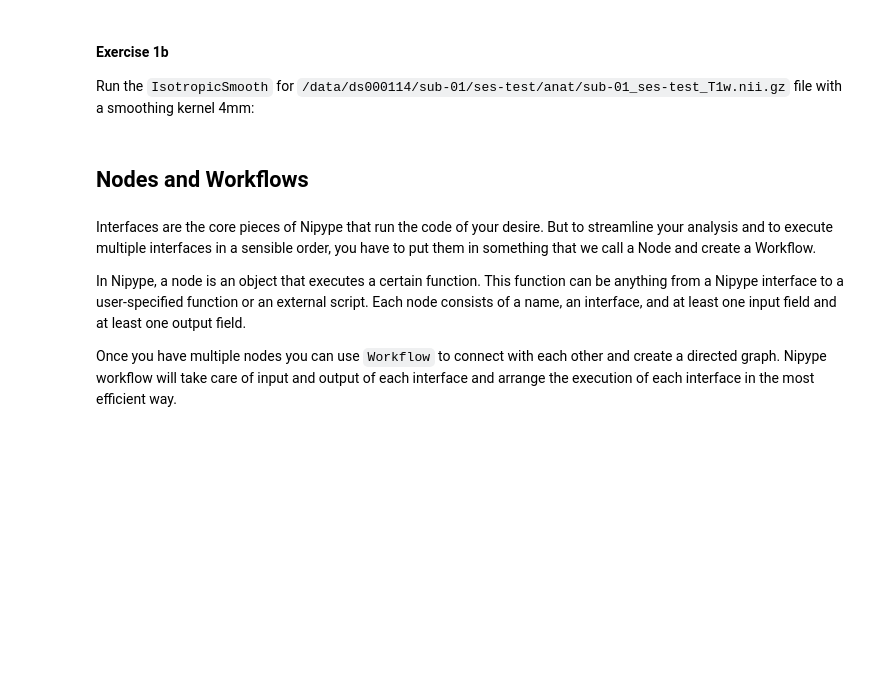
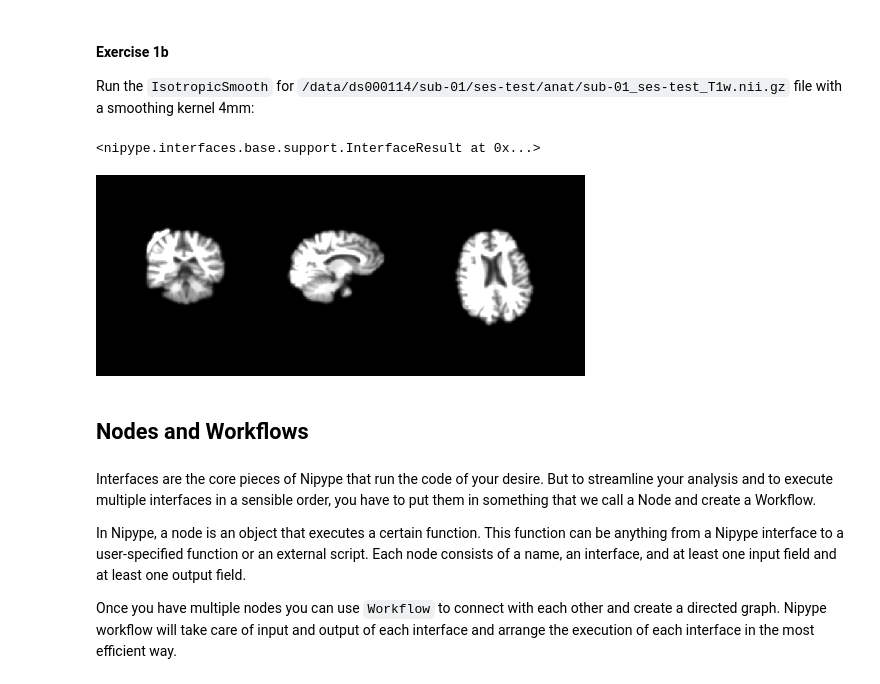
Before and after one commit to siyunb/Nipype_tutorial, a Jupyter notebook: notebooks/introduction_quickstart.ipynb, the cells around one changed output. Saved outputs shown, nothing was run; the diff lists cells and outputs as text; code cells hidden in the pictures; blank space fills up the shorter version.

```diff
--- a/notebooks/introduction_quickstart.ipynb
+++ b/notebooks/introduction_quickstart.ipynb
@@ -26,4 +26,6 @@ Interfaces are the core pieces of Nipype. The interfaces are python modules that
 **Let's try to use `bet` from FSL:**
 # %%
 # will use a T1w from ds000114 dataset
-input_file =  abspath("/home/neuro/Data/sub-01/ses-test/anat/sub-01_ses-test_T1w.nii.gz")
+origin_file =  abspath("/home/neuro/Data/sub-01/ses-test/anat/sub-01_ses-test_T1w.nii.gz")
+bet_file = "/home/neuro/Result/sub-01/T1w_nipype_bet.nii.gz"
+smooth_file = "/home/neuro/Result/sub-01/T1w_nipype_smooth.nii.gz"
@@ -67,13 +117,16 @@ Run the `IsotropicSmooth` for `/data/ds000114/sub-01/ses-test/anat/sub-01_ses-te
 # %%
 smoothing = IsotropicSmooth()
-smoothing.inputs.in_file = "/data/ds000114/sub-01/ses-test/anat/sub-01_ses-test_T1w.nii.gz"
+smoothing.inputs.in_file = bet_file
 smoothing.inputs.fwhm = 4
-smoothing.inputs.out_file = "/output/T1w_nipype_smooth.nii.gz"
+smoothing.inputs.out_file = smooth_file
 smoothing.run()
+# %% [output]
+<nipype.interfaces.base.support.InterfaceResult at 0x...>
 # %%
 # plotting the output
-plot_anat('/output/T1w_nipype_smooth.nii.gz',
-          display_mode='ortho', dim=-1, draw_cross=False, annotate=False);
+plot_anat(smooth_file, display_mode='ortho', dim=-1, draw_cross=False, annotate=False);
+# %% [output]
+[figure, added]
 # %% [markdown]
 ## Nodes and Workflows
 # %% [markdown]
```
Also changed, not shown: parts of 19 cells of this notebook.
